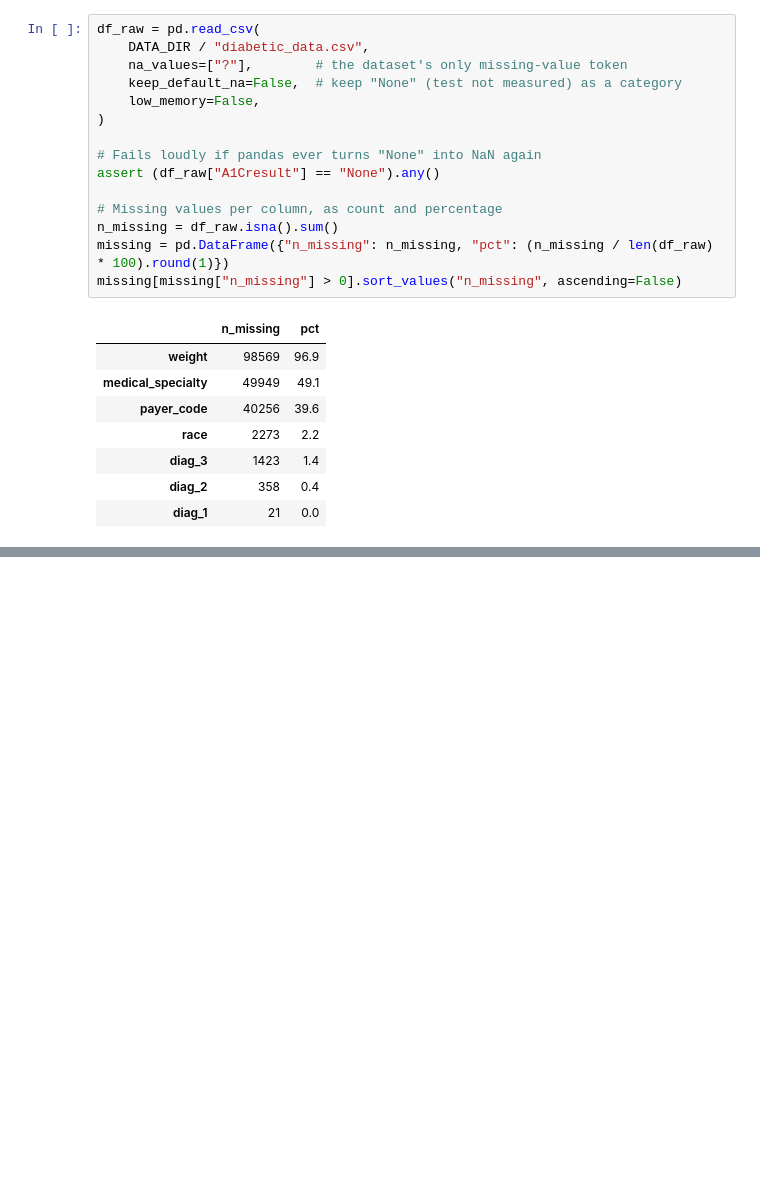
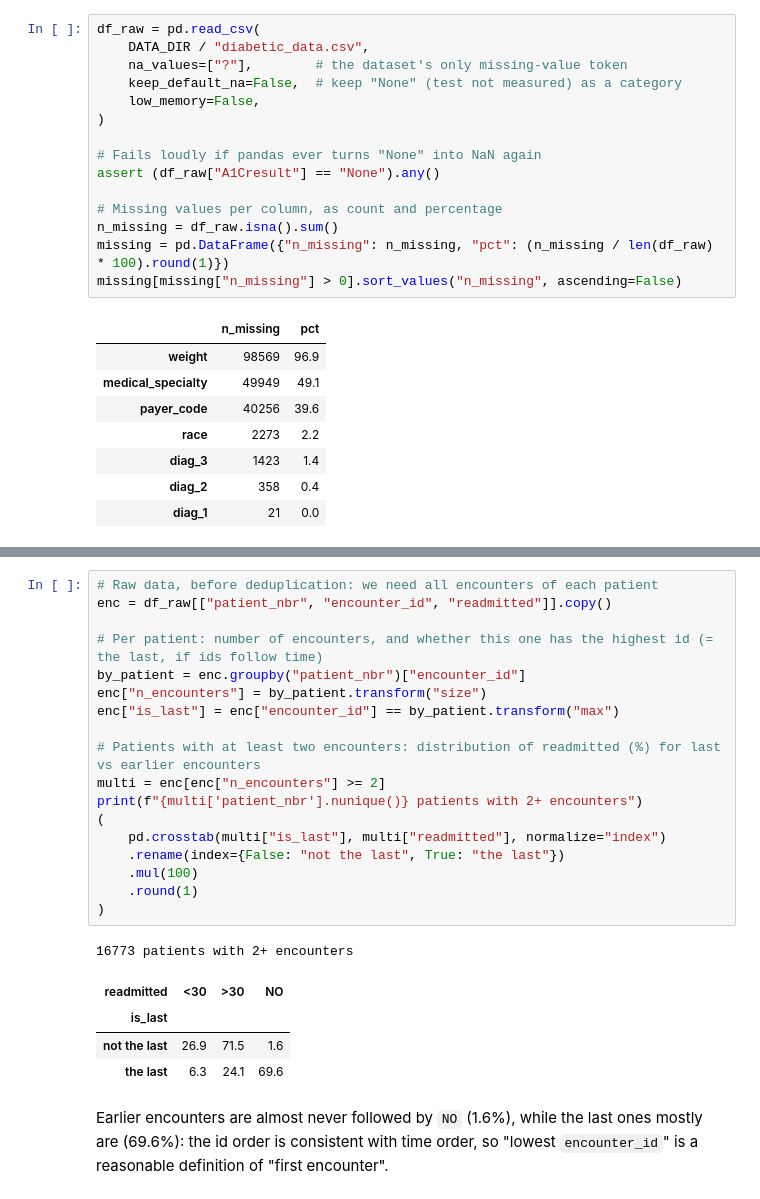
Before and after one commit to gigifumagalli/diabetes-readmission, a Jupyter notebook: notebooks/01_scoping_eda.ipynb, the cells around one changed output, grey strips where cells are left out. Cells and saved outputs as stored; diff of their text form; blank space fills up the shorter version.

Commit message:
Scoping (69,970 encounters), target, encounter_id check; README use case + limitations

```diff
--- a/notebooks/01_scoping_eda.ipynb
+++ b/notebooks/01_scoping_eda.ipynb
@@ -218,0 +263,28 @@ missing[missing["n_missing"] > 0].sort_values("n_missing", ascending=False)
+# %%
+# Raw data, before deduplication: we need all encounters of each patient
+enc = df_raw[["patient_nbr", "encounter_id", "readmitted"]].copy()
+
+# Per patient: number of encounters, and whether this one has the highest id (= the last, if ids follow time)
+by_patient = enc.groupby("patient_nbr")["encounter_id"]
+enc["n_encounters"] = by_patient.transform("size")
+enc["is_last"] = enc["encounter_id"] == by_patient.transform("max")
+
+# Patients with at least two encounters: distribution of readmitted (%) for last vs earlier encounters
+multi = enc[enc["n_encounters"] >= 2]
+print(f"{multi['patient_nbr'].nunique()} patients with 2+ encounters")
+(
+    pd.crosstab(multi["is_last"], multi["readmitted"], normalize="index")
+    .rename(index={False: "not the last", True: "the last"})
+    .mul(100)
+    .round(1)
+)
+# %% [output]
+16773 patients with 2+ encounters
+| readmitted | <30 | >30 | NO |
+| is_last |  |  |  |
+| not the last | 26.9 | 71.5 | 1.6 |
+| the last | 6.3 | 24.1 | 69.6 |
+# %% [markdown]
+Earlier encounters are almost never followed by `NO` (1.6%), while the last ones mostly are (69.6%):
+the id order is consistent with time order, so "lowest `encounter_id`" is a reasonable definition of
+"first encounter".
```
Also changed, not shown: parts of 6 cells of this notebook, 1 other file.
